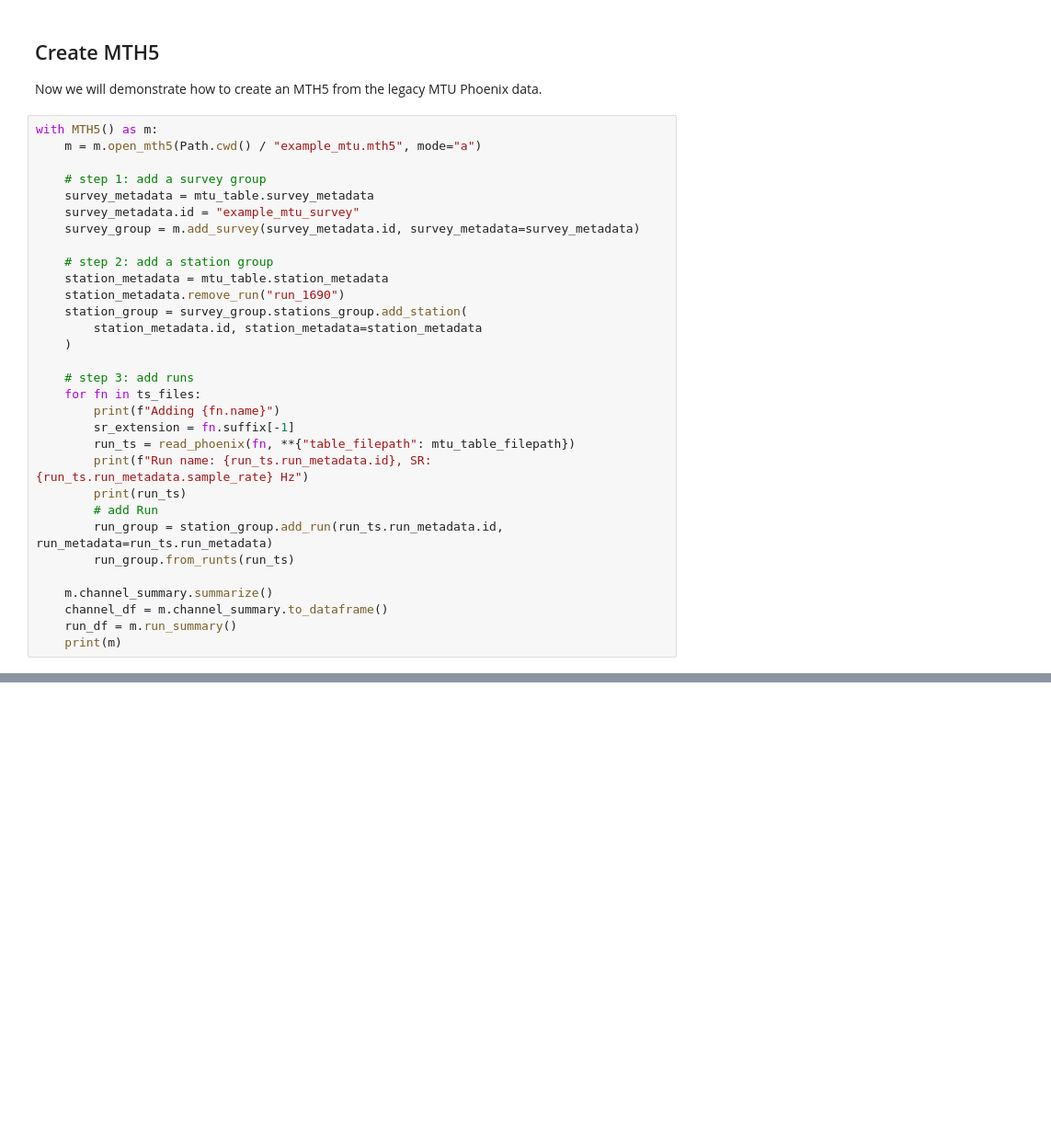
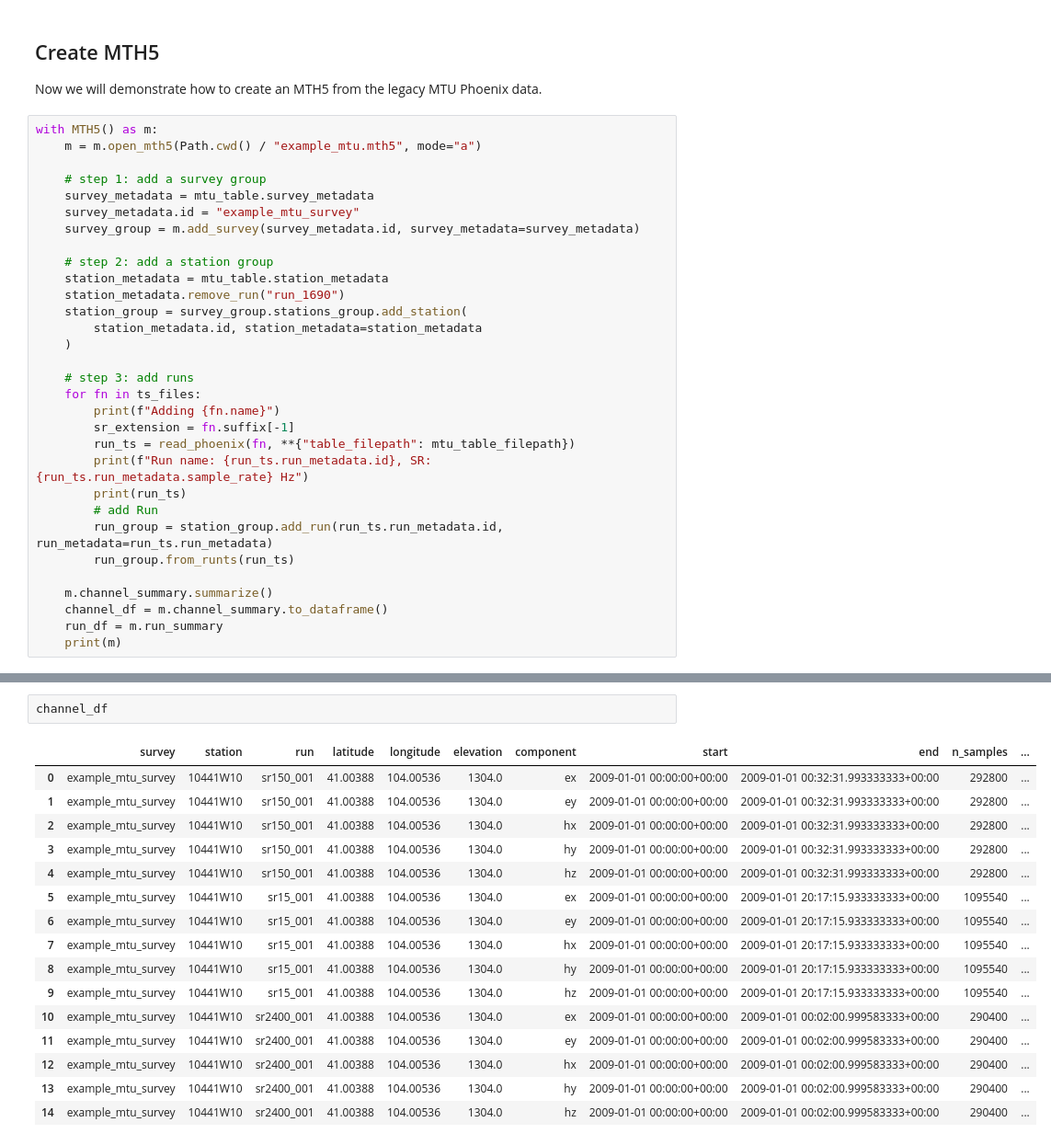
Before and after one commit to kujaku11/mth5, a Jupyter notebook: docs/examples/notebooks/make_mth5_from_phoenix_legacy_mtu.ipynb, the cells around one changed output, grey strips where cells are left out. Shown at 92% size. Cells and saved outputs as stored; diff of their text form; blank space fills up the shorter version.

```diff
--- a/docs/examples/notebooks/make_mth5_from_phoenix_legacy_mtu.ipynb
+++ b/docs/examples/notebooks/make_mth5_from_phoenix_legacy_mtu.ipynb
@@ -166,6 +177,6 @@ with MTH5() as m:
 
     m.channel_summary.summarize()
     channel_df = m.channel_summary.to_dataframe()
-    run_df = m.run_summary()
+    run_df = m.run_summary
     print(m)
 # %% [output]
@@ -189,0 +200,19 @@ ValueError: VLEN strings do not support embedded NULLs
+# %%
+channel_df
+# %% [output]
+|  | survey | station | run | latitude | longitude | elevation | component | start | end | n_samples | ... |
+| 0 | example_mtu_survey | 10441W10 | sr150_001 | 41.00388 | 104.00536 | 1304.0 | ex | 2009-01-01 00:00:00+00:00 | 2009-01-01 00:32:31.993333333+00:00 | 292800 | ... |
+| 1 | example_mtu_survey | 10441W10 | sr150_001 | 41.00388 | 104.00536 | 1304.0 | ey | 2009-01-01 00:00:00+00:00 | 2009-01-01 00:32:31.993333333+00:00 | 292800 | ... |
+| 2 | example_mtu_survey | 10441W10 | sr150_001 | 41.00388 | 104.00536 | 1304.0 | hx | 2009-01-01 00:00:00+00:00 | 2009-01-01 00:32:31.993333333+00:00 | 292800 | ... |
+| 3 | example_mtu_survey | 10441W10 | sr150_001 | 41.00388 | 104.00536 | 1304.0 | hy | 2009-01-01 00:00:00+00:00 | 2009-01-01 00:32:31.993333333+00:00 | 292800 | ... |
+| 4 | example_mtu_survey | 10441W10 | sr150_001 | 41.00388 | 104.00536 | 1304.0 | hz | 2009-01-01 00:00:00+00:00 | 2009-01-01 00:32:31.993333333+00:00 | 292800 | ... |
+| 5 | example_mtu_survey | 10441W10 | sr15_001 | 41.00388 | 104.00536 | 1304.0 | ex | 2009-01-01 00:00:00+00:00 | 2009-01-01 20:17:15.933333333+00:00 | 1095540 | ... |
+| 6 | example_mtu_survey | 10441W10 | sr15_001 | 41.00388 | 104.00536 | 1304.0 | ey | 2009-01-01 00:00:00+00:00 | 2009-01-01 20:17:15.933333333+00:00 | 1095540 | ... |
+| 7 | example_mtu_survey | 10441W10 | sr15_001 | 41.00388 | 104.00536 | 1304.0 | hx | 2009-01-01 00:00:00+00:00 | 2009-01-01 20:17:15.933333333+00:00 | 1095540 | ... |
+| 8 | example_mtu_survey | 10441W10 | sr15_001 | 41.00388 | 104.00536 | 1304.0 | hy | 2009-01-01 00:00:00+00:00 | 2009-01-01 20:17:15.933333333+00:00 | 1095540 | ... |
+| 9 | example_mtu_survey | 10441W10 | sr15_001 | 41.00388 | 104.00536 | 1304.0 | hz | 2009-01-01 00:00:00+00:00 | 2009-01-01 20:17:15.933333333+00:00 | 1095540 | ... |
+| 10 | example_mtu_survey | 10441W10 | sr2400_001 | 41.00388 | 104.00536 | 1304.0 | ex | 2009-01-01 00:00:00+00:00 | 2009-01-01 00:02:00.999583333+00:00 | 290400 | ... |
+| 11 | example_mtu_survey | 10441W10 | sr2400_001 | 41.00388 | 104.00536 | 1304.0 | ey | 2009-01-01 00:00:00+00:00 | 2009-01-01 00:02:00.999583333+00:00 | 290400 | ... |
+| 12 | example_mtu_survey | 10441W10 | sr2400_001 | 41.00388 | 104.00536 | 1304.0 | hx | 2009-01-01 00:00:00+00:00 | 2009-01-01 00:02:00.999583333+00:00 | 290400 | ... |
+| 13 | example_mtu_survey | 10441W10 | sr2400_001 | 41.00388 | 104.00536 | 1304.0 | hy | 2009-01-01 00:00:00+00:00 | 2009-01-01 00:02:00.999583333+00:00 | 290400 | ... |
+| 14 | example_mtu_survey | 10441W10 | sr2400_001 | 41.00388 | 104.00536 | 1304.0 | hz | 2009-01-01 00:00:00+00:00 | 2009-01-01 00:02:00.999583333+00:00 | 290400 | ... |
```
Also changed, not shown: parts of 4 cells of this notebook.
